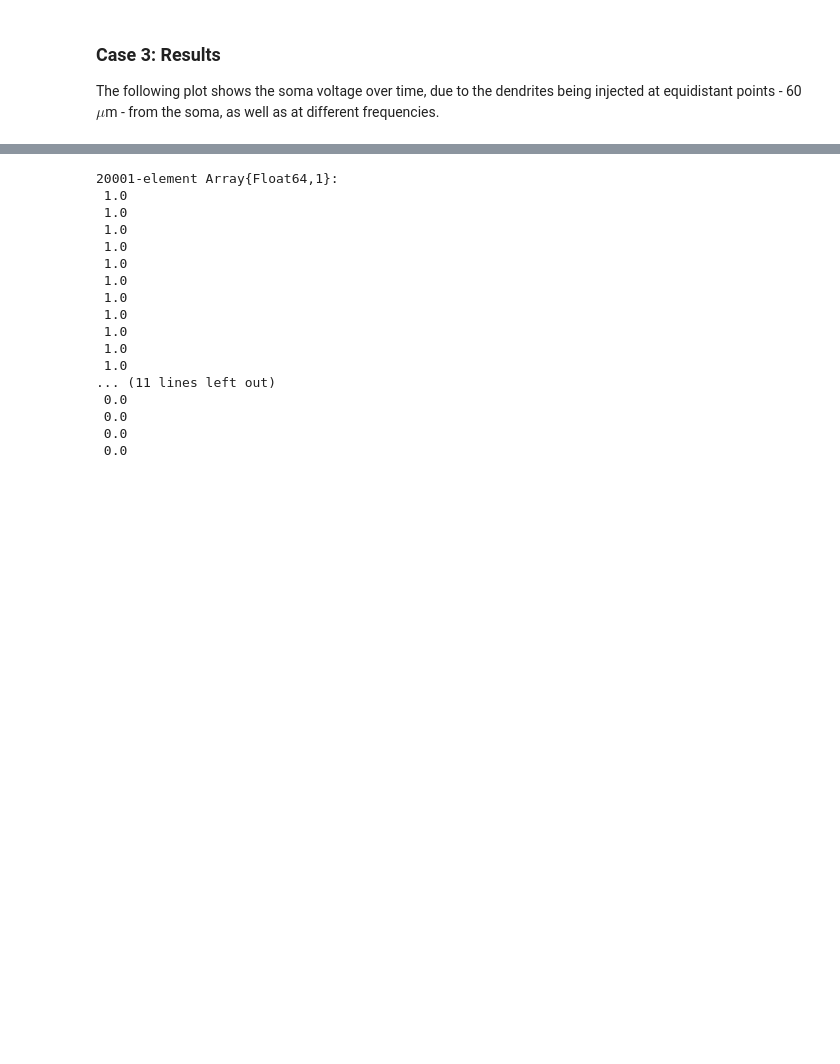
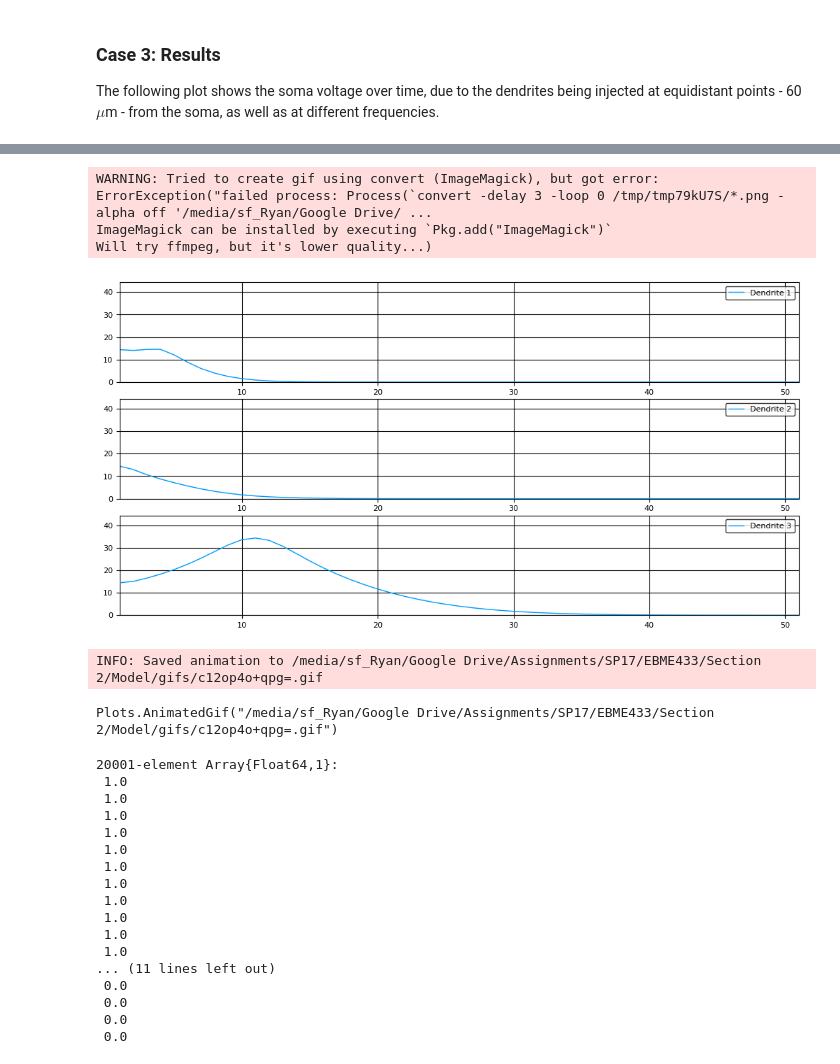
Before and after one commit to ryry0/neuron-project, a Jupyter notebook: Neuron Model.ipynb, the cells around one changed output, grey strips where cells are left out. Cells and saved outputs as stored; diff of their text form; code cells hidden in the pictures; blank space fills up the shorter version.

```diff
--- a/Neuron Model.ipynb
+++ b/Neuron Model.ipynb
@@ -743,7 +743,14 @@ plot(soln)
 # %% [output]
 [interactive output not drawn]
 # %%
-CreateDendriteGif(soln, head3+19, [(1, head1, tail1), (1, head2, tail2), (1, head3, tail3)])
+CreateDendriteGif(soln, head3+9, [(1, head1, tail1), (1, head2, tail2), (1, head3, tail3)])
+# %% [output]
+WARNING: Tried to create gif using convert (ImageMagick), but got error: ErrorException("failed process: Process(`convert -delay 3 -loop 0 /tmp/tmp79kU7S/*.png -alpha off '/media/sf_Ryan/Google Drive/ ...
+ImageMagick can be installed by executing `Pkg.add("ImageMagick")`
+Will try ffmpeg, but it's lower quality...)
+[figure, added]
+INFO: Saved animation to /media/sf_Ryan/Google Drive/Assignments/SP17/EBME433/Section 2/Model/gifs/c12op4o+qpg=.gif
+Plots.AnimatedGif("/media/sf_Ryan/Google Drive/Assignments/SP17/EBME433/Section 2/Model/gifs/c12op4o+qpg=.gif")
 # %%
 
    * Multiple input pulses of current at equidistance from the cell body for each dendrite for several frequencies.
```
Also changed, not shown: parts of 2 cells of this notebook, 1 other file.
